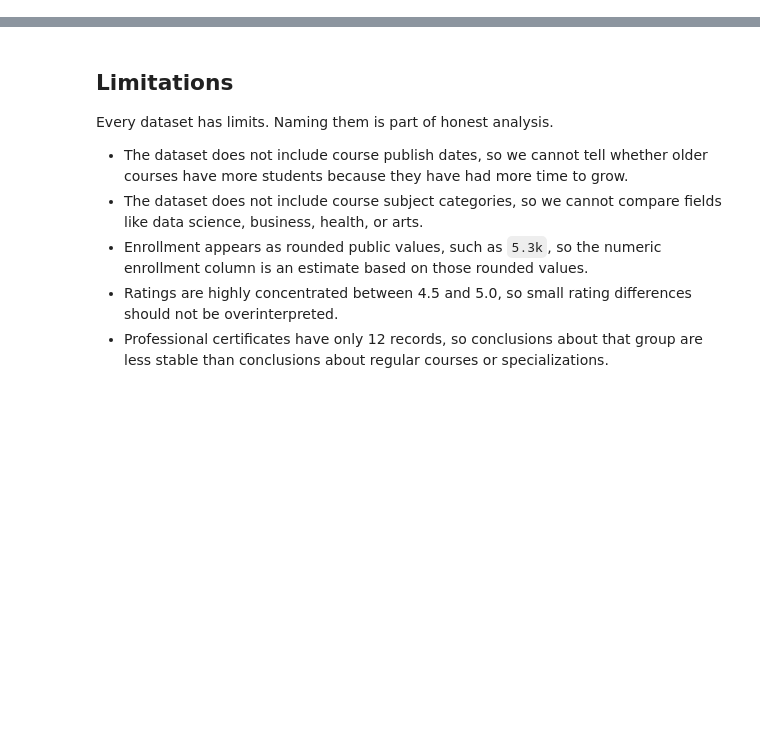
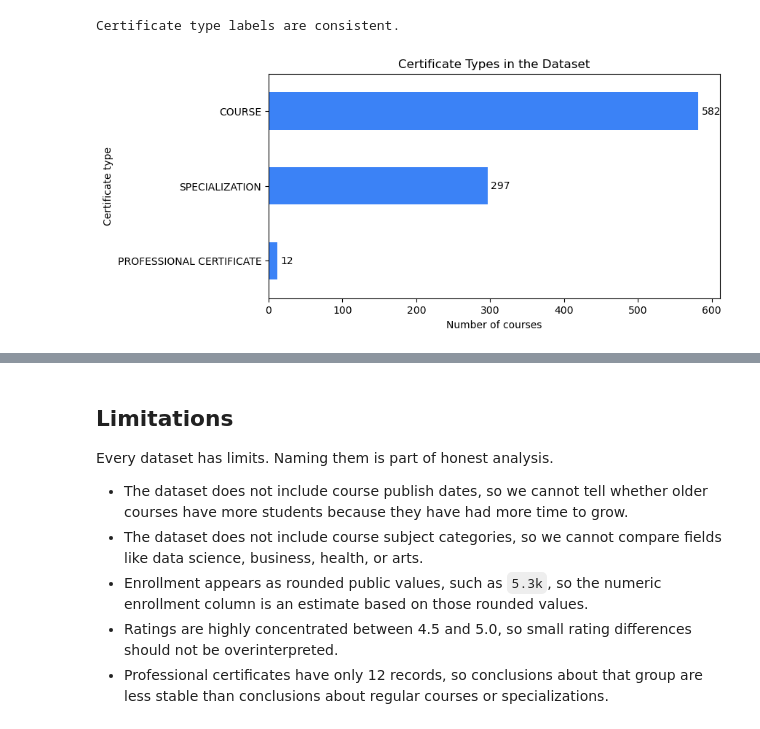
Before and after one commit to LubanaOrin/learn_code, a Jupyter notebook: tasks/Coursera Course Dataset Analysis/notebooks/coursera_course_dataset_analysis.ipynb, the cells around one changed output, grey strips where cells are left out. Saved outputs shown, nothing was run; the diff lists cells and outputs as text; code cells hidden in the pictures; blank space fills up the shorter version.

```diff
--- a/tasks/Coursera Course Dataset Analysis/notebooks/coursera_course_dataset_analysis.ipynb
+++ b/tasks/Coursera Course Dataset Analysis/notebooks/coursera_course_dataset_analysis.ipynb
@@ -728,0 +198,19 @@ The charts make the main patterns easier to present:
+# %%
+certificate_type_counts = courses["certificate_type"].value_counts().sort_values()
+
+ax = certificate_type_counts.plot(
+    kind="barh",
+    color="#3b82f6",
+    figsize=(8, 4),
+    title="Certificate Types in the Dataset",
+)
+ax.set_xlabel("Number of courses")
+ax.set_ylabel("Certificate type")
+
+for container in ax.containers:
+    ax.bar_label(container, padding=3)
+
+print("Certificate type labels are consistent.")
+# %% [output]
+Certificate type labels are consistent.
+[figure, added]
```
Also changed, not shown: parts of 126 cells of this notebook, 5 other files.
